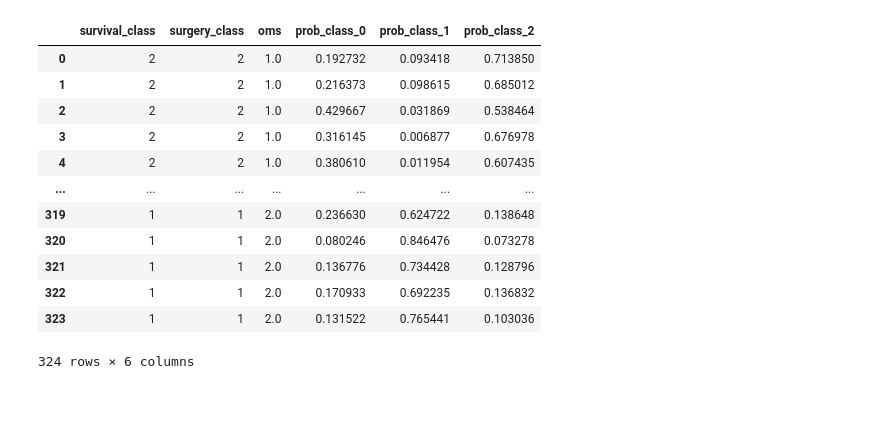
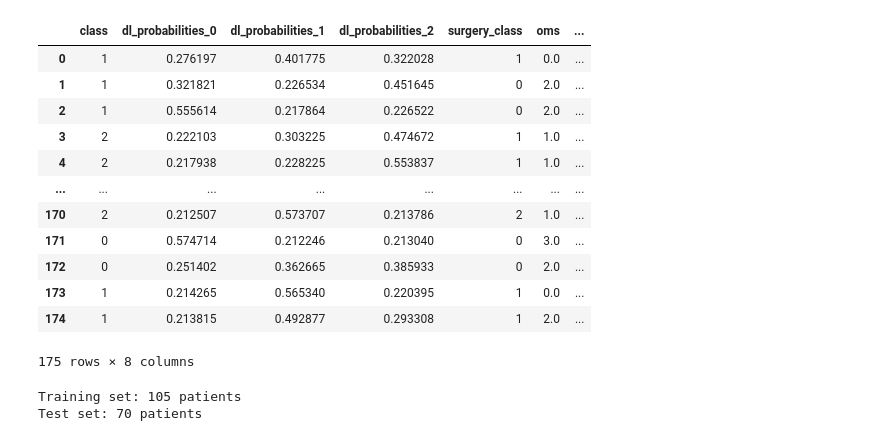
Before and after one commit to AurelienCD/MRI-PRED-GBM, a Jupyter notebook: Machine Learning.ipynb, the cells around one changed output. Cells and saved outputs as stored; diff of their text form; code cells hidden in the pictures; blank space fills up the shorter version.

```diff
--- a/Machine Learning.ipynb
+++ b/Machine Learning.ipynb
@@ -34,19 +24,22 @@ from joblib import dump, load
 # %%
-df_data = pd.read_csv("classification_inference.csv", sep=";")
-columns = ["survival_class", "surgery_class", "oms", "prob_class_0", "prob_class_1", "prob_class_2"]
-df_data = df_data[columns]
-df_data.dropna(axis=0)
+df = pd.read_csv('xxxxxxx.csv', sep=";")
+
+columns = ['class', 'dl_probabilities_0', 'dl_probabilities_1', 'dl_probabilities_2', 'surgery_class', 'oms', 'class_gender', 'age']
+df = df[columns]
+df.dropna(axis=0)
+df.head(10)
+df
 # %% [output]
-|  | survival_class | surgery_class | oms | prob_class_0 | prob_class_1 | prob_class_2 |
-| 0 | 2 | 2 | 1.0 | 0.192732 | 0.093418 | 0.713850 |
-| 1 | 2 | 2 | 1.0 | 0.216373 | 0.098615 | 0.685012 |
-| 2 | 2 | 2 | 1.0 | 0.429667 | 0.031869 | 0.538464 |
-| 3 | 2 | 2 | 1.0 | 0.316145 | 0.006877 | 0.676978 |
-| 4 | 2 | 2 | 1.0 | 0.380610 | 0.011954 | 0.607435 |
-| ... | ... | ... | ... | ... | ... | ... |
-| 319 | 1 | 1 | 2.0 | 0.236630 | 0.624722 | 0.138648 |
-| 320 | 1 | 1 | 2.0 | 0.080246 | 0.846476 | 0.073278 |
-| 321 | 1 | 1 | 2.0 | 0.136776 | 0.734428 | 0.128796 |
-| 322 | 1 | 1 | 2.0 | 0.170933 | 0.692235 | 0.136832 |
-| 323 | 1 | 1 | 2.0 | 0.131522 | 0.765441 | 0.103036 |
+|  | class | dl_probabilities_0 | dl_probabilities_1 | dl_probabilities_2 | surgery_class | oms | ... |
+| 0 | 1 | 0.276197 | 0.401775 | 0.322028 | 1 | 0.0 | ... |
+| 1 | 1 | 0.321821 | 0.226534 | 0.451645 | 0 | 2.0 | ... |
+| 2 | 1 | 0.555614 | 0.217864 | 0.226522 | 0 | 2.0 | ... |
+| 3 | 2 | 0.222103 | 0.303225 | 0.474672 | 1 | 1.0 | ... |
+| 4 | 2 | 0.217938 | 0.228225 | 0.553837 | 1 | 1.0 | ... |
+| ... | ... | ... | ... | ... | ... | ... | ... |
+| 170 | 2 | 0.212507 | 0.573707 | 0.213786 | 2 | 1.0 | ... |
+| 171 | 0 | 0.574714 | 0.212246 | 0.213040 | 0 | 3.0 | ... |
+| 172 | 0 | 0.251402 | 0.362665 | 0.385933 | 0 | 2.0 | ... |
+| 173 | 1 | 0.214265 | 0.565340 | 0.220395 | 1 | 0.0 | ... |
+| 174 | 1 | 0.213815 | 0.492877 | 0.293308 | 1 | 2.0 | ... |
-324 rows × 6 columns
+175 rows × 8 columns
@@ -61,4 +52,9 @@ sc = StandardScaler()
 X_norm = sc.fit_transform(X_np)
 X = X_norm
 # %%
-X_train, X_test, y_train, y_test = train_test_split(X, y, test_size=0.20, random_state=7)
+X_train, X_test, y_train, y_test = train_test_split(X, labels, test_size=0.40, random_state=14)
+print(f"Training set: {len(X_train)} patients")
+print(f"Test set: {len(X_test)} patients")
+# %% [output]
+Training set: 105 patients
+Test set: 70 patients
```
Also changed, not shown: parts of 20 cells of this notebook.
